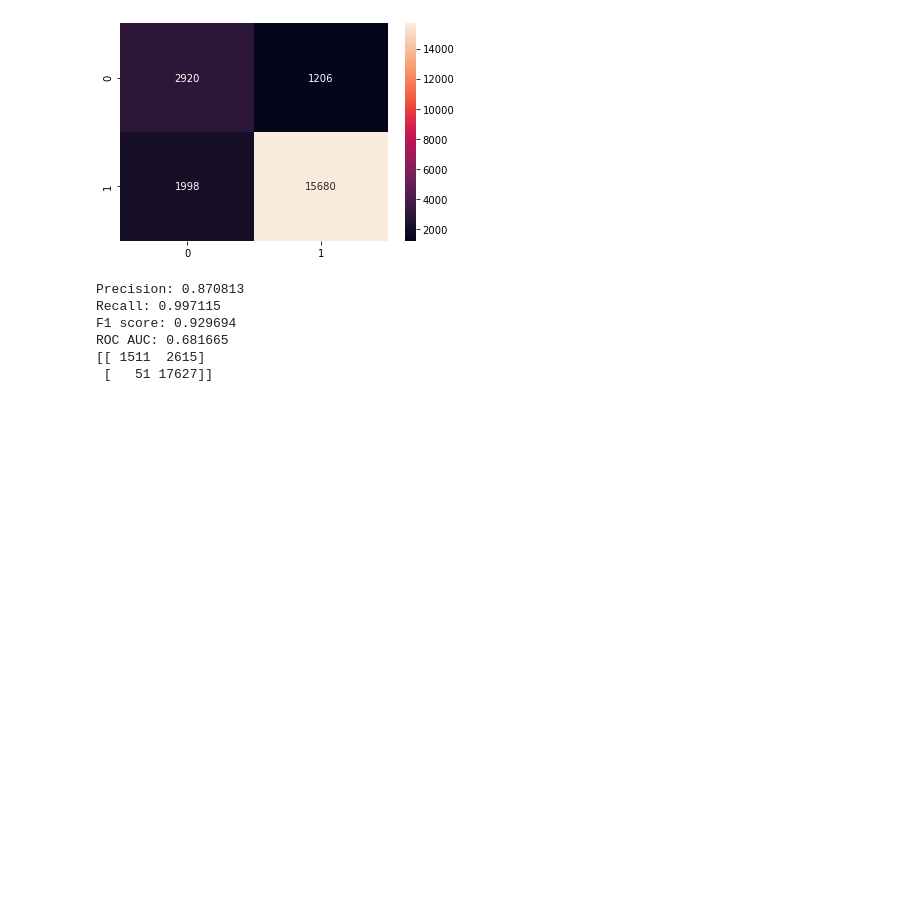
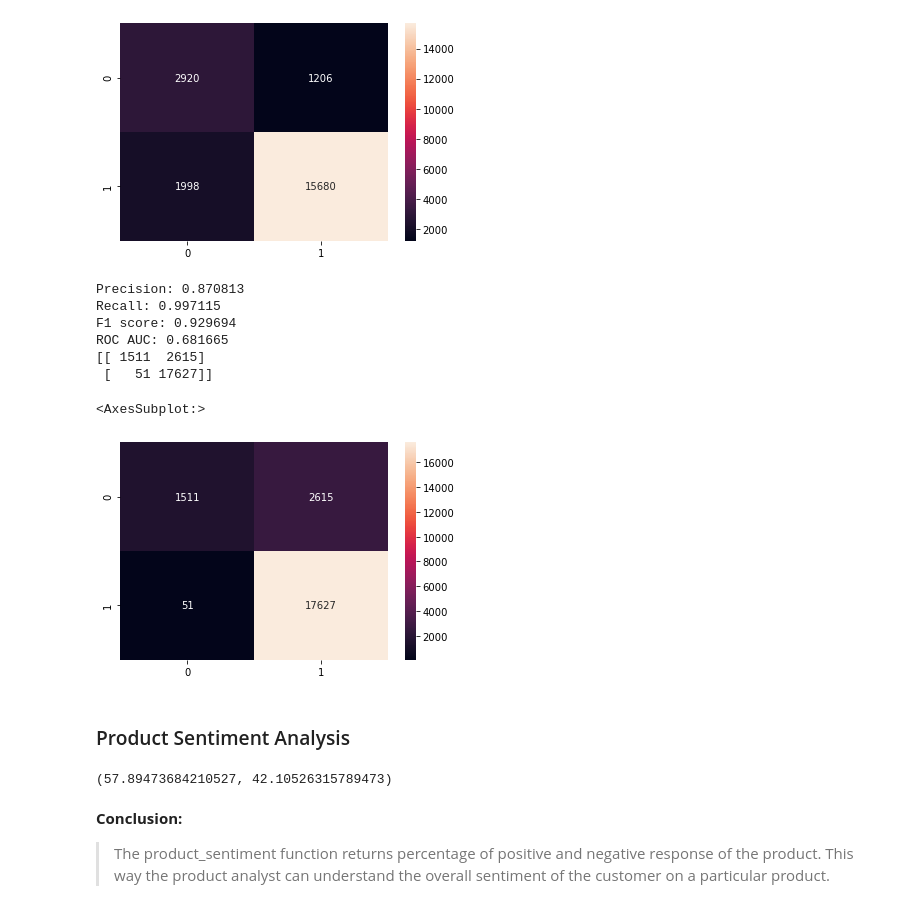
Before and after one commit to AkhileshMuthusamy/DM_Sentiment_Analysis, a Jupyter notebook: DM_Assignment2.ipynb, the cells around one changed output. Drawn from its saved outputs; the diff is of its cells as text; code cells hidden in the pictures; blank space fills up the shorter version.

Commit message:
Added product_sentiment function and rearranged cells

```diff
--- a/DM_Assignment2.ipynb
+++ b/DM_Assignment2.ipynb
@@ -352,3 +377,27 @@ F1 score: 0.929694
 ROC AUC: 0.681665
 [[ 1511  2615]
  [   51 17627]]
+# %%
+#Confusion Matrix
+sns.heatmap(matrix, annot=True, fmt='')
+# %% [output]
+<AxesSubplot:>
+[figure, added]
+# %% [markdown]
+### Product Sentiment Analysis
+# %%
+def product_sentiment(asin):
+    product_df = df[df['asin'] == asin]['all_meta']
+    product_vec = vectorizer.transform(product_df)
+    sentiment_pred = nb_cv.predict(product_vec)
+    pos_pred = sentiment_pred[sentiment_pred == 'positive']
+    neg_pred = sentiment_pred[sentiment_pred == 'negative']
+    return (len(pos_pred)/len(product_df)) * 100, (len(neg_pred)/len(product_df)) * 100
+
+asin = 'B000ICL3KG'
+product_sentiment(asin)
+# %% [output]
+(57.89473684210527, 42.10526315789473)
+# %% [markdown]
+**Conclusion:**
+>    The product_sentiment function returns percentage of positive and negative response of the product. This way the product analyst can understand the overall sentiment of the customer on a particular product.
```
Also changed, not shown: parts of 17 cells of this notebook.
